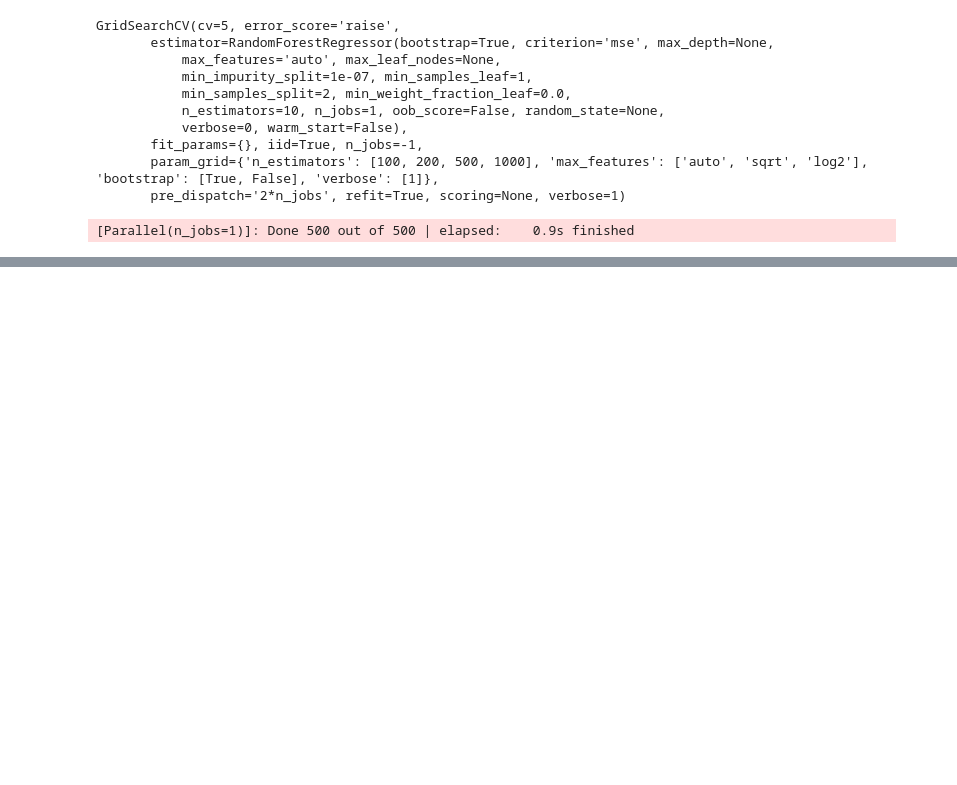
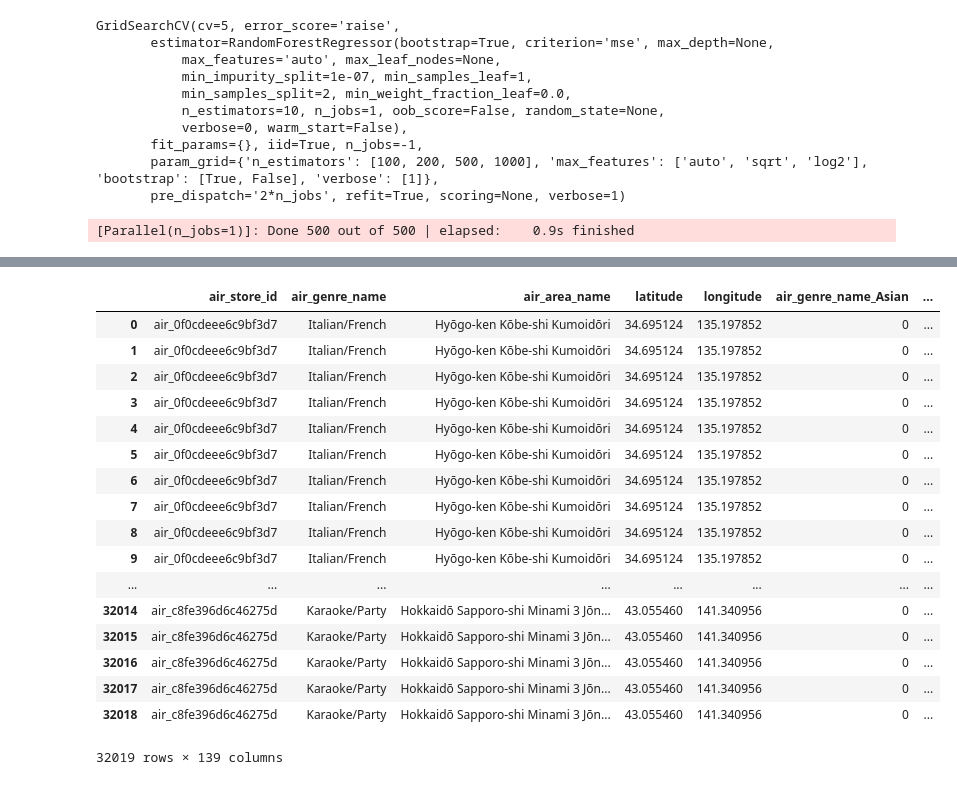
Before and after one commit to AndraAnoaica/kaggle_resto, a Jupyter notebook: prediction_models/0.0-aa-dumbest_model.ipynb, the cells around one changed output, grey strips where cells are left out. Saved outputs shown, nothing was run; the diff lists cells and outputs as text; code cells hidden in the pictures; blank space fills up the shorter version.

```diff
--- a/prediction_models/0.0-aa-dumbest_model.ipynb
+++ b/prediction_models/0.0-aa-dumbest_model.ipynb
@@ -384,0 +424,22 @@ sample_submission_df[["id", "visitors"]].to_csv("dumb_submission_4.csv",index =
+# %%
+air_visit_data_df
+sample_submission_df
+# %% [output]
+|  | air_store_id | air_genre_name | air_area_name | latitude | longitude | air_genre_name_Asian | ... |
+| 0 | air_0f0cdeee6c9bf3d7 | Italian/French | Hyōgo-ken Kōbe-shi Kumoidōri | 34.695124 | 135.197852 | 0 | ... |
+| 1 | air_0f0cdeee6c9bf3d7 | Italian/French | Hyōgo-ken Kōbe-shi Kumoidōri | 34.695124 | 135.197852 | 0 | ... |
+| 2 | air_0f0cdeee6c9bf3d7 | Italian/French | Hyōgo-ken Kōbe-shi Kumoidōri | 34.695124 | 135.197852 | 0 | ... |
+| 3 | air_0f0cdeee6c9bf3d7 | Italian/French | Hyōgo-ken Kōbe-shi Kumoidōri | 34.695124 | 135.197852 | 0 | ... |
+| 4 | air_0f0cdeee6c9bf3d7 | Italian/French | Hyōgo-ken Kōbe-shi Kumoidōri | 34.695124 | 135.197852 | 0 | ... |
+| 5 | air_0f0cdeee6c9bf3d7 | Italian/French | Hyōgo-ken Kōbe-shi Kumoidōri | 34.695124 | 135.197852 | 0 | ... |
+| 6 | air_0f0cdeee6c9bf3d7 | Italian/French | Hyōgo-ken Kōbe-shi Kumoidōri | 34.695124 | 135.197852 | 0 | ... |
+| 7 | air_0f0cdeee6c9bf3d7 | Italian/French | Hyōgo-ken Kōbe-shi Kumoidōri | 34.695124 | 135.197852 | 0 | ... |
+| 8 | air_0f0cdeee6c9bf3d7 | Italian/French | Hyōgo-ken Kōbe-shi Kumoidōri | 34.695124 | 135.197852 | 0 | ... |
+| 9 | air_0f0cdeee6c9bf3d7 | Italian/French | Hyōgo-ken Kōbe-shi Kumoidōri | 34.695124 | 135.197852 | 0 | ... |
+| ... | ... | ... | ... | ... | ... | ... | ... |
+| 32014 | air_c8fe396d6c46275d | Karaoke/Party | Hokkaidō Sapporo-shi Minami 3 Jōn... | 43.055460 | 141.340956 | 0 | ... |
+| 32015 | air_c8fe396d6c46275d | Karaoke/Party | Hokkaidō Sapporo-shi Minami 3 Jōn... | 43.055460 | 141.340956 | 0 | ... |
+| 32016 | air_c8fe396d6c46275d | Karaoke/Party | Hokkaidō Sapporo-shi Minami 3 Jōn... | 43.055460 | 141.340956 | 0 | ... |
+| 32017 | air_c8fe396d6c46275d | Karaoke/Party | Hokkaidō Sapporo-shi Minami 3 Jōn... | 43.055460 | 141.340956 | 0 | ... |
+| 32018 | air_c8fe396d6c46275d | Karaoke/Party | Hokkaidō Sapporo-shi Minami 3 Jōn... | 43.055460 | 141.340956 | 0 | ... |
+32019 rows × 139 columns
```
Also changed, not shown: parts of 24 cells of this notebook, 7 other files.
